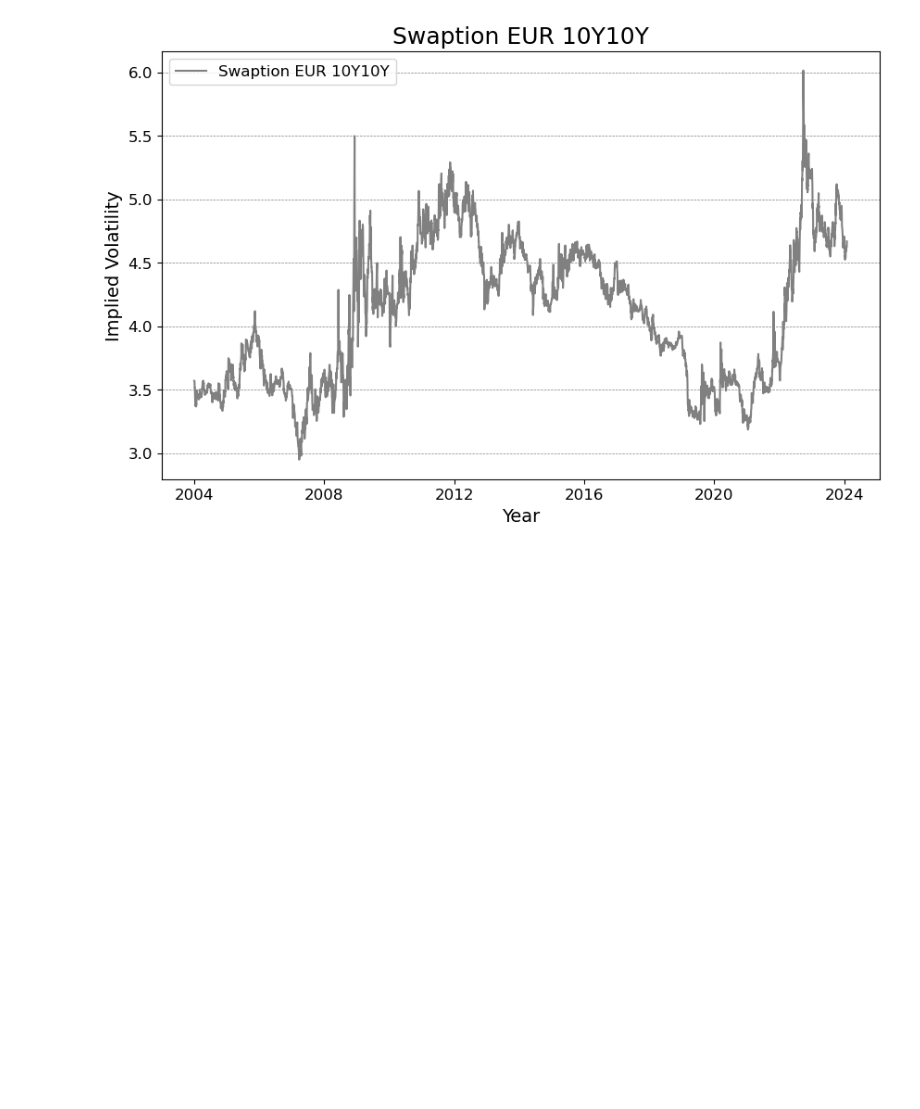
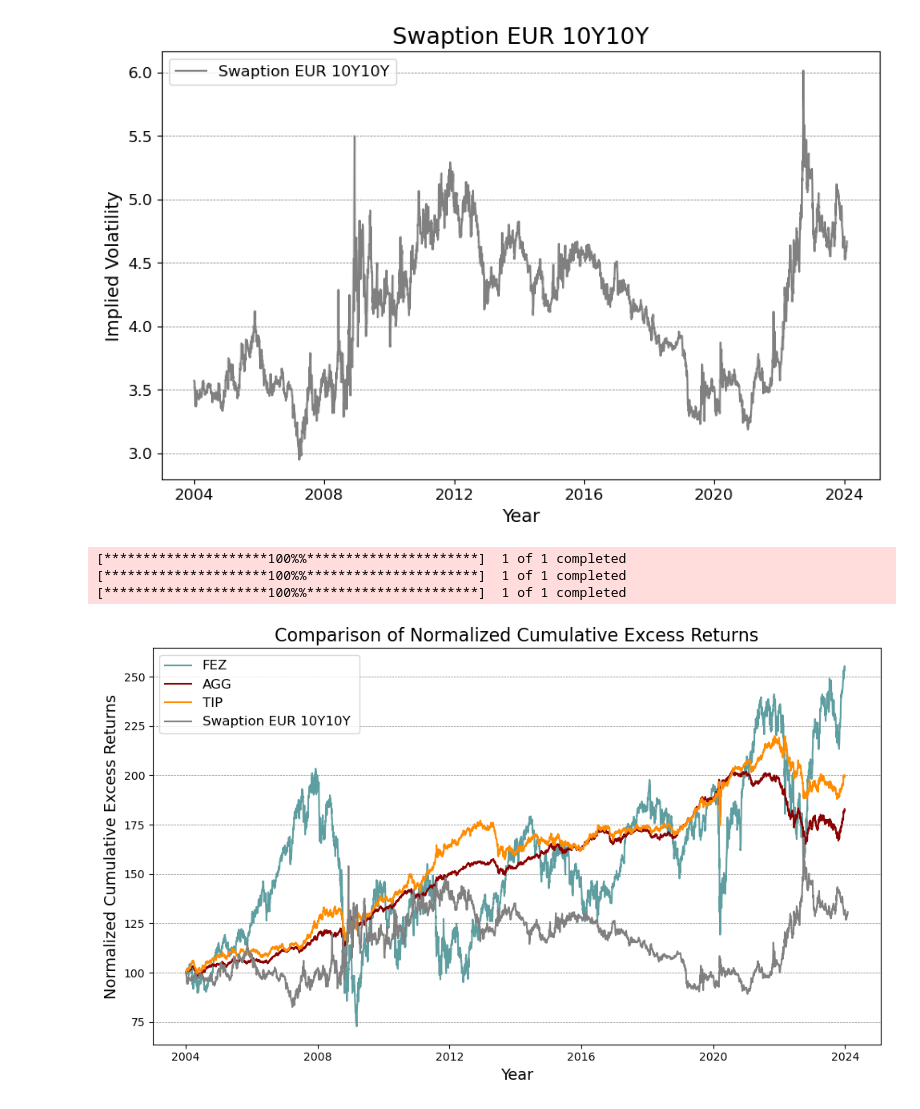
Before and after one commit to NannaOhrt/master_thesis, a Jupyter notebook: main/code/swaption_in_asset_allocation.ipynb, the cells around one changed output. Saved outputs shown, nothing was run; the diff lists cells and outputs as text; code cells hidden in the pictures; blank space fills up the shorter version.

```diff
--- a/main/code/swaption_in_asset_allocation.ipynb
+++ b/main/code/swaption_in_asset_allocation.ipynb
@@ -69 +73,67 @@ plt.close()
+# %%
+
+
+# Load the swaption data from the Excel file
+df = pd.read_excel('/Users/nannaingemannohrt/Desktop/master_thesis/main/data/ATM_10Y_10Y_from_2004_2024.xlsx',
+                   sheet_name='Ark1', engine='openpyxl')
+
+# Normalize the 'ATM_10Y_10Y' column to start at 100
+initial_value = df['ATM_10Y_10Y'].dropna().iloc[0]
+df['Normalized ATM_10Y_10Y'] = df['ATM_10Y_10Y'] / initial_value * 100
+
+
+
+import pandas as pd
+import yfinance as yf
+import matplotlib.pyplot as plt
+
+# Tickers for European equities (FEZ), nominal bonds (AGG), inflation-linked bonds (TIP)
+tickers = ['FEZ', 'AGG', 'TIP']
+
+# Start and end dates for the data
+start_date = '2004-01-01'
+end_date = '2024-01-01'
+
+plt.figure(figsize=(10, 6))
+
+# Define colors for better control and visualization
+colors = {'FEZ': 'cadetblue', 'AGG': 'darkred', 'TIP': 'darkorange'}
+
+for ticker in tickers:
+    # Download historical data for the ticker
+    data = yf.download(ticker, start=start_date, end=end_date)
+
+    # Calculate daily returns
+    data['Returns'] = data['Adj Close'].pct_change()
+
+    # Assuming risk-free rate is 0, so excess returns are equal to actual returns in this case
+    data['Excess Returns'] = data['Returns']
+
+    # Calculate cumulative excess returns
+    data['Cumulative Excess Returns'] = (1 + data['Excess Returns']).cumprod()
+
+    # Normalize starting point to 100 for comparison
+    initial_value = data['Cumulative Excess Returns'].dropna().iloc[0]
+    data['Normalized Cumulative Excess Returns'] = data['Cumulative Excess Returns'] / initial_value * 100
+
+    # Plot the normalized cumulative excess returns for each ticker
+    plt.plot(data.index, data['Normalized Cumulative Excess Returns'], label=f'{ticker}',
+             color=colors[ticker])
+
+# Adjust plot settings for better visualization
+plt.title('Comparison of Normalized Cumulative Excess Returns', fontsize=16)
+plt.xlabel('Year', fontsize=14)
+plt.ylabel('Normalized Cumulative Excess Returns', fontsize=14)
+plt.plot(df["Dato"], df["Normalized ATM_10Y_10Y"], color='grey', label='Swaption EUR 10Y10Y ')
+plt.legend(fontsize=12)
+plt.grid(axis='y', color='gray', linestyle='--', linewidth=0.5)
+plt.tight_layout()
+plt.savefig("/Users/nannaingemannohrt/Desktop/master_thesis/main/plots/2004_to_2024_plot.png")
+plt.show()
+plt.close()
+# %% [output]
+[*********************100%%**********************]  1 of 1 completed
+[*********************100%%**********************]  1 of 1 completed
+[*********************100%%**********************]  1 of 1 completed
+[figure, added]
 # %%
```
Also changed, not shown: parts of 4 cells of this notebook, 8 other files.
